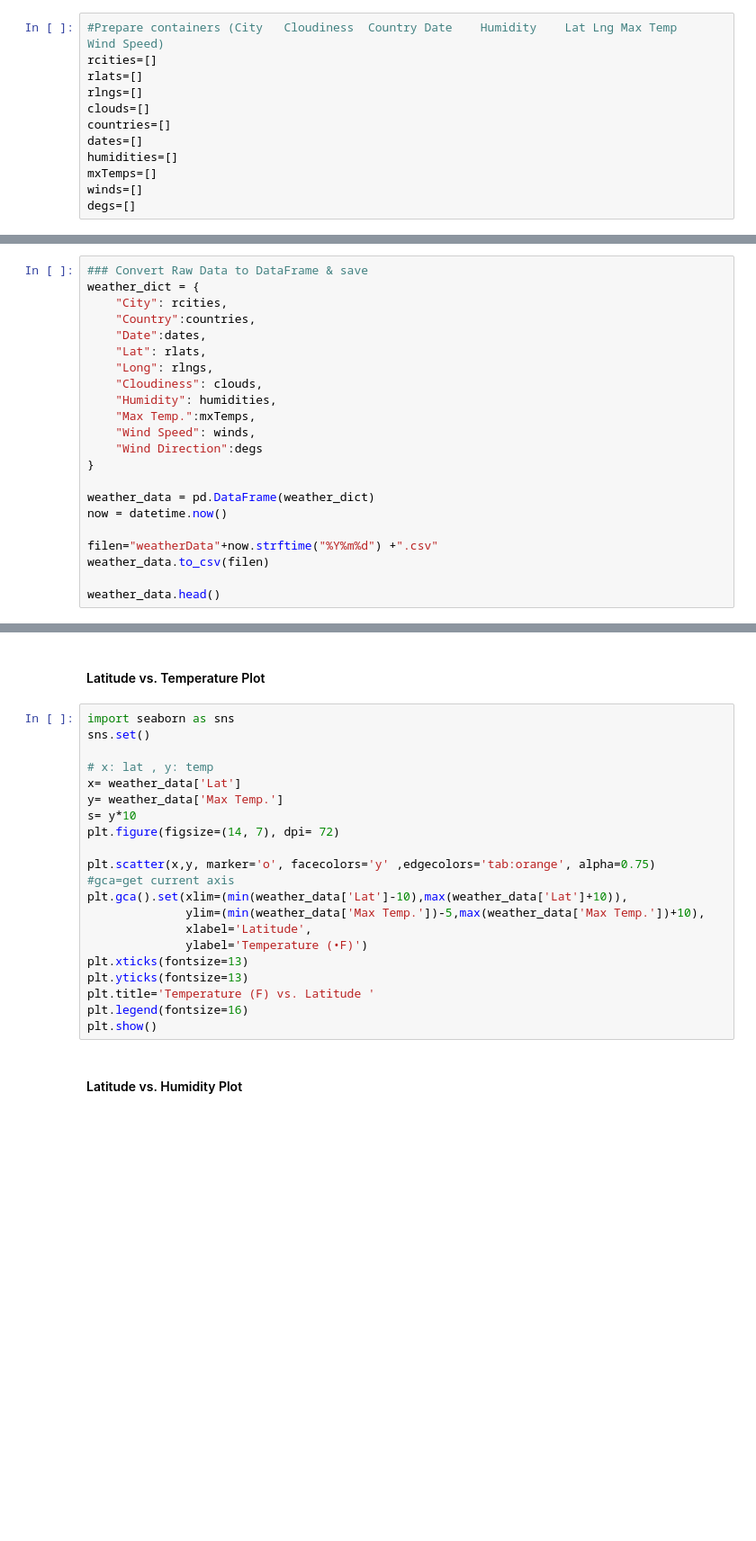
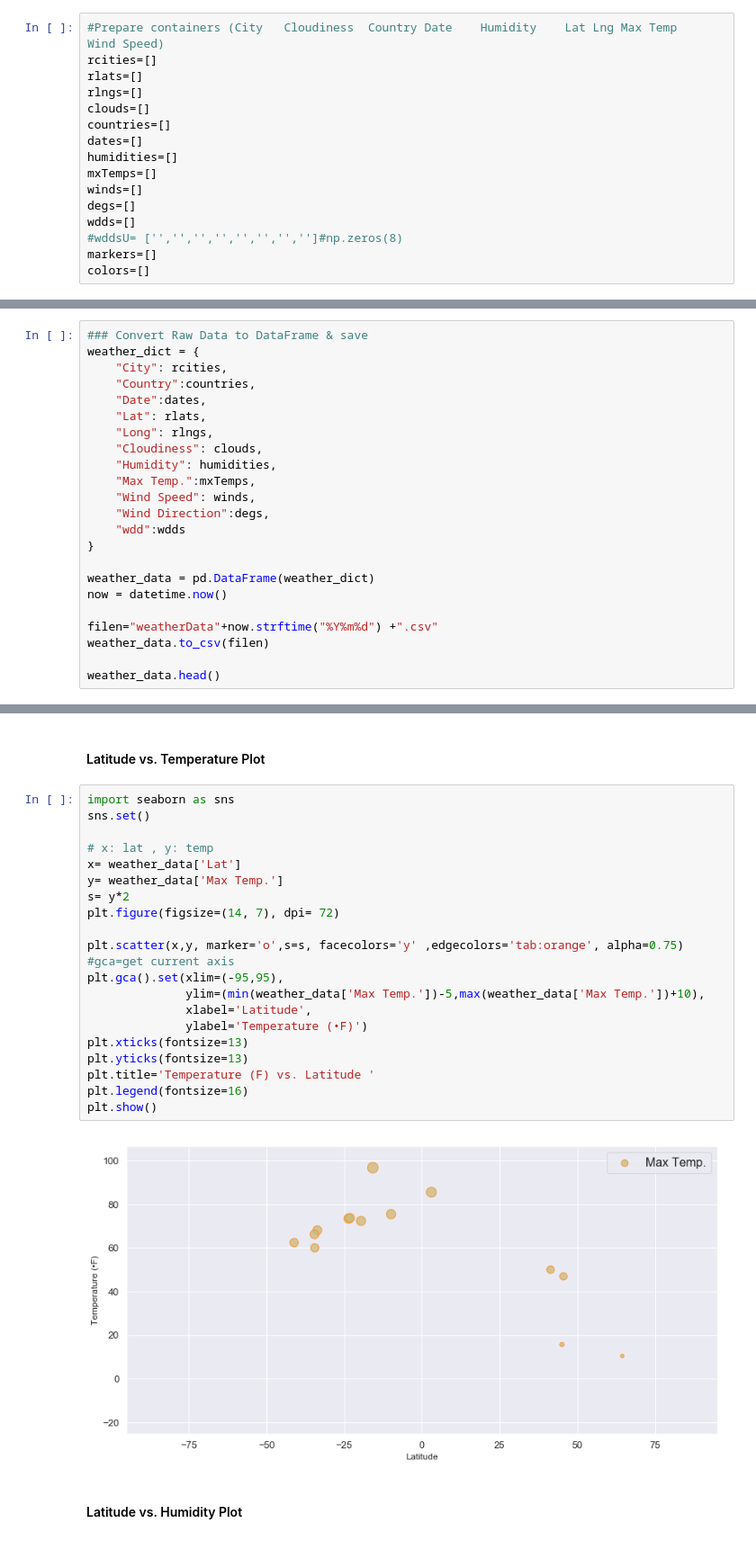
Before and after one commit to hvannia/WeatherPy, a Jupyter notebook: WeatherPy.ipynb, the cells around one changed output, grey strips where cells are left out. Shown: that part at 90% size. Drawn from its saved outputs; the diff is of its cells as text; blank space fills up the shorter version.

Commit message:
still legend

```diff
--- a/WeatherPy.ipynb
+++ b/WeatherPy.ipynb
@@ -68,6 +68,10 @@ humidities=[]
 mxTemps=[]
 winds=[]
 degs=[]
+wdds=[]
+#wddsU= ['','','','','','','','']#np.zeros(8)
+markers=[]
+colors=[]
 # %%
 ### Perform API Calls
 url = "http://api.openweathermap.org/data/2.5/weather?"
@@ -125,7 +164,8 @@ weather_dict = {
     "Humidity": humidities,
     "Max Temp.":mxTemps,
     "Wind Speed": winds,
-    "Wind Direction":degs
+    "Wind Direction":degs,
+    "wdd":wdds
 }
 
 weather_data = pd.DataFrame(weather_dict)
@@ -144,24 +191,26 @@ weather_data.head()
 # %%
 import seaborn as sns
 sns.set()
 
 # x: lat , y: temp
 x= weather_data['Lat']
 y= weather_data['Max Temp.']
-s= y*10
+s= y*2
 plt.figure(figsize=(14, 7), dpi= 72)
 
-plt.scatter(x,y, marker='o', facecolors='y' ,edgecolors='tab:orange', alpha=0.75)
+plt.scatter(x,y, marker='o',s=s, facecolors='y' ,edgecolors='tab:orange', alpha=0.75)
 #gca=get current axis
-plt.gca().set(xlim=(min(weather_data['Lat']-10),max(weather_data['Lat']+10)),
+plt.gca().set(xlim=(-95,95),
               ylim=(min(weather_data['Max Temp.'])-5,max(weather_data['Max Temp.'])+10),
               xlabel='Latitude',
               ylabel='Temperature (•F)')
 plt.xticks(fontsize=13)
 plt.yticks(fontsize=13)
 plt.title='Temperature (F) vs. Latitude '
 plt.legend(fontsize=16)
 plt.show()
+# %% [output]
+[figure, added]
 # %% [markdown]
 #### Latitude vs. Humidity Plot
 # %%
```
Also changed, not shown: parts of 9 cells of this notebook.
